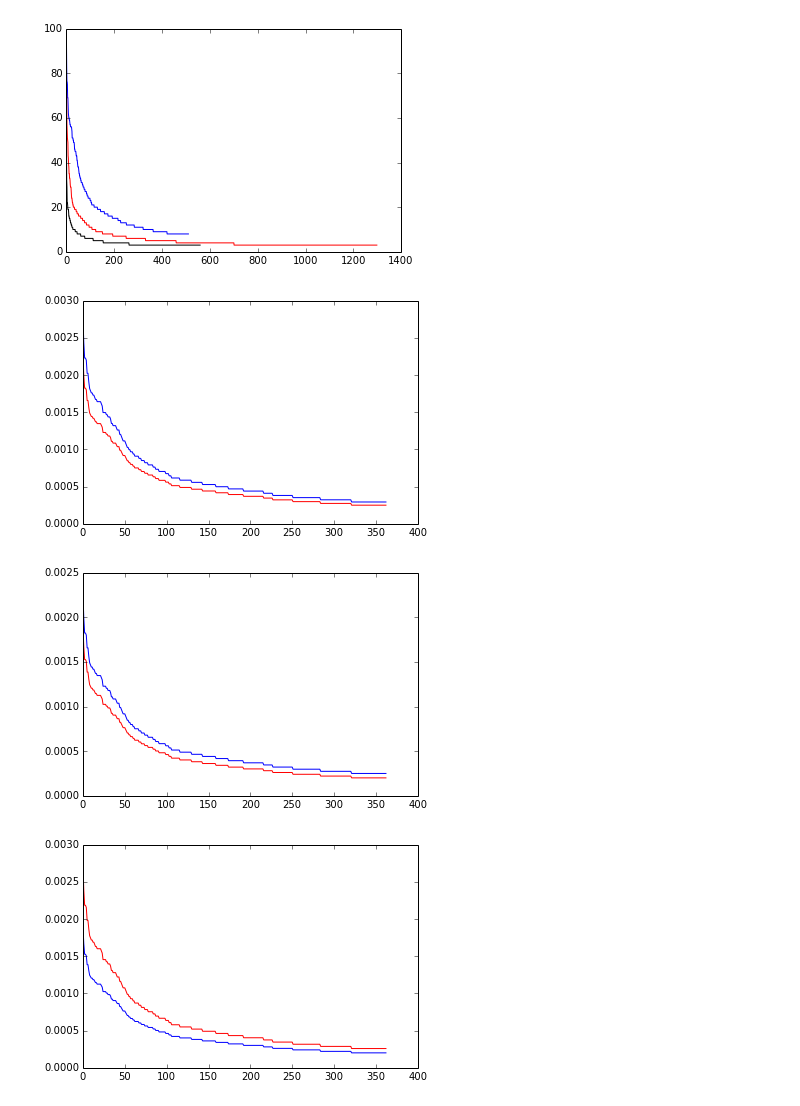
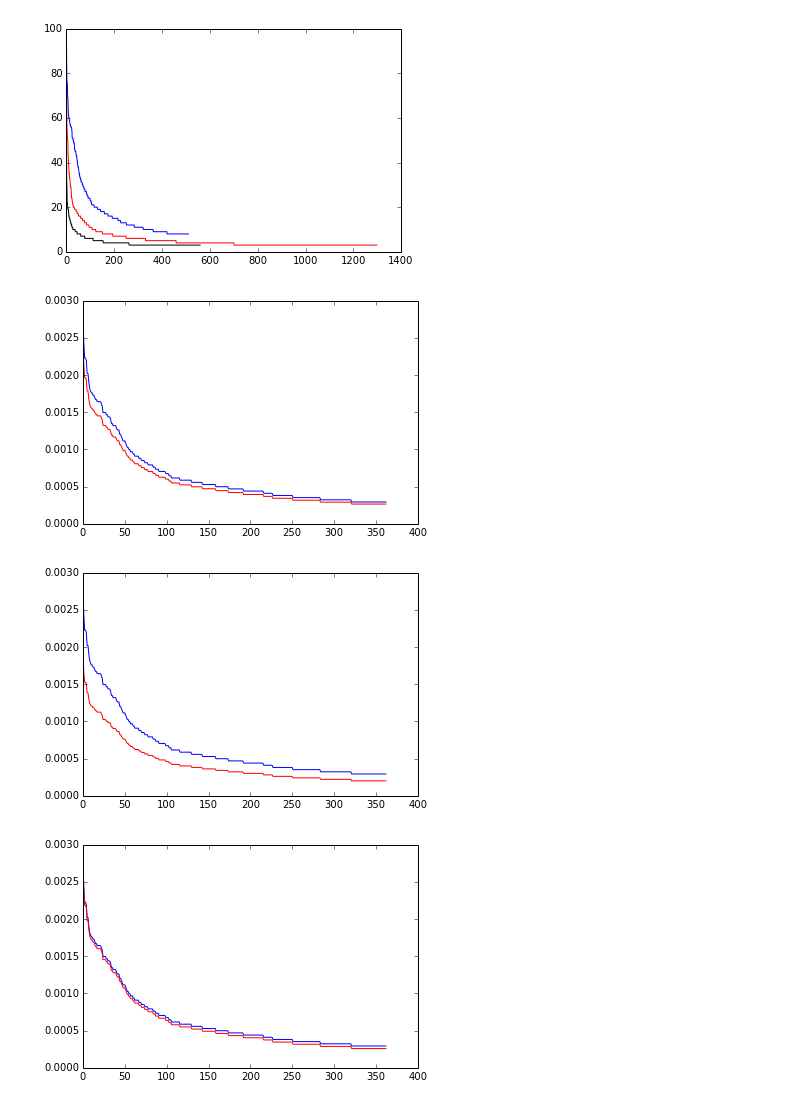
Before and after one commit to sofiabroome/wordpredictor, a Jupyter notebook: Experiments_Jeremy.ipynb, the cells around one changed output. Drawn from its saved outputs; the diff is of its cells as text; code cells hidden in the pictures.

```diff
--- a/Experiments_Jeremy.ipynb
+++ b/Experiments_Jeremy.ipynb
@@ -376,13 +376,17 @@ pl.show()
 # %%
 model = NgramModel(2)
 model.train(carroll)
-plot_ngrams_distribution(model, 10, 100, 'LidstoneProbDist', 0.5)
+plot_ngrams_distribution(model, 10, 100, 'LidstoneProbDist', 0.3)
 pl.show()
-plot_ngrams_distribution(model, 10, 100, 'WittenBellProbDist', len(model.unique_words) ** 2 / 100)
+model = NgramModel(2)
+model.train(carroll)
+plot_ngrams_distribution(model, 10, 100, 'WittenBellProbDist', len(model.unique_words) ** 2)
 pl.show()
+model = NgramModel(2)
+model.train(carroll)
 plot_ngrams_distribution(model, 10, 100, 'SimpleGoodTuringProbDist', len(model.unique_words) ** 2 / 100)
 pl.show()
 # %% [output]
-[figure, old version]
+[figure, new version]
-[figure, old version]
+[figure, new version]
-[figure, old version]
+[figure, new version]
```
